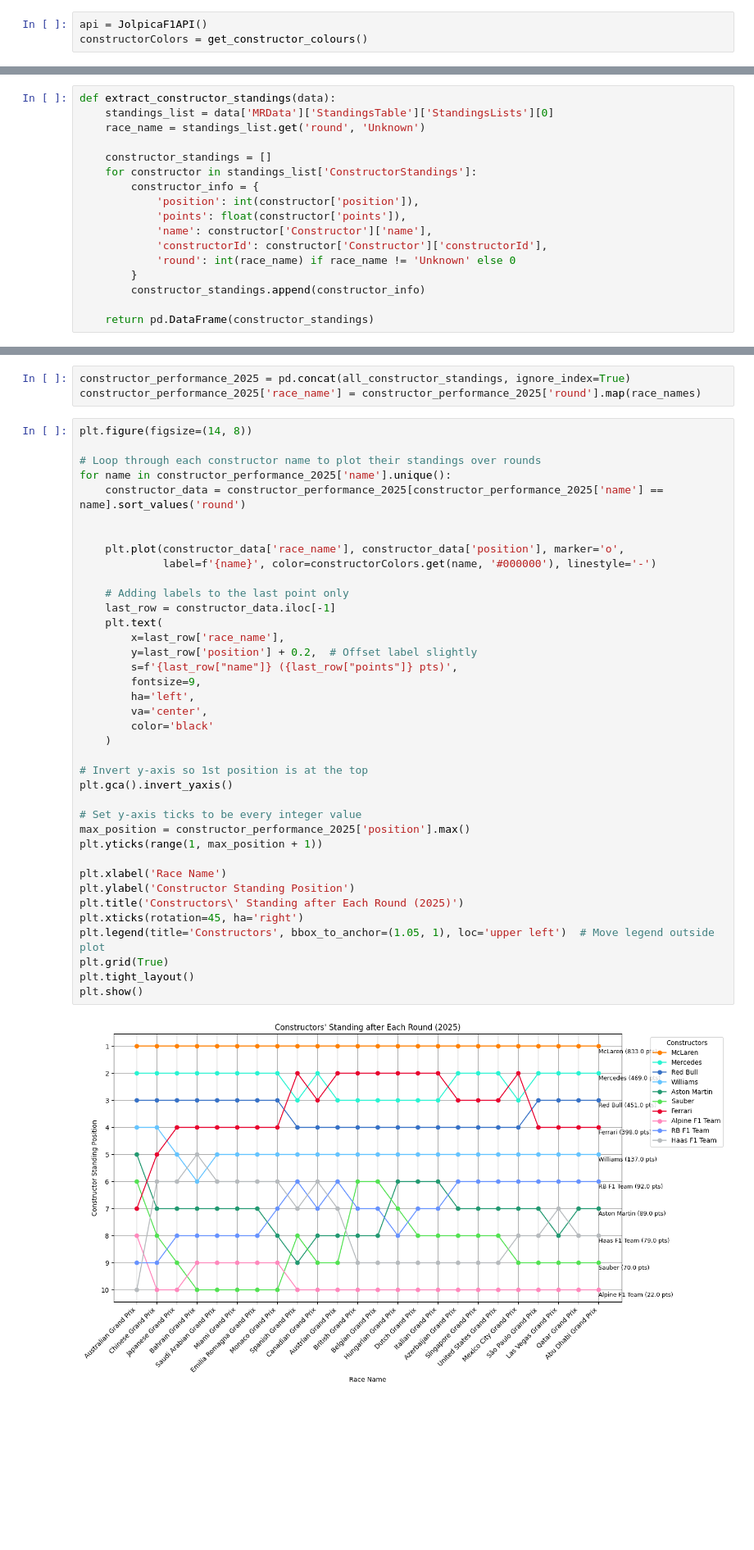
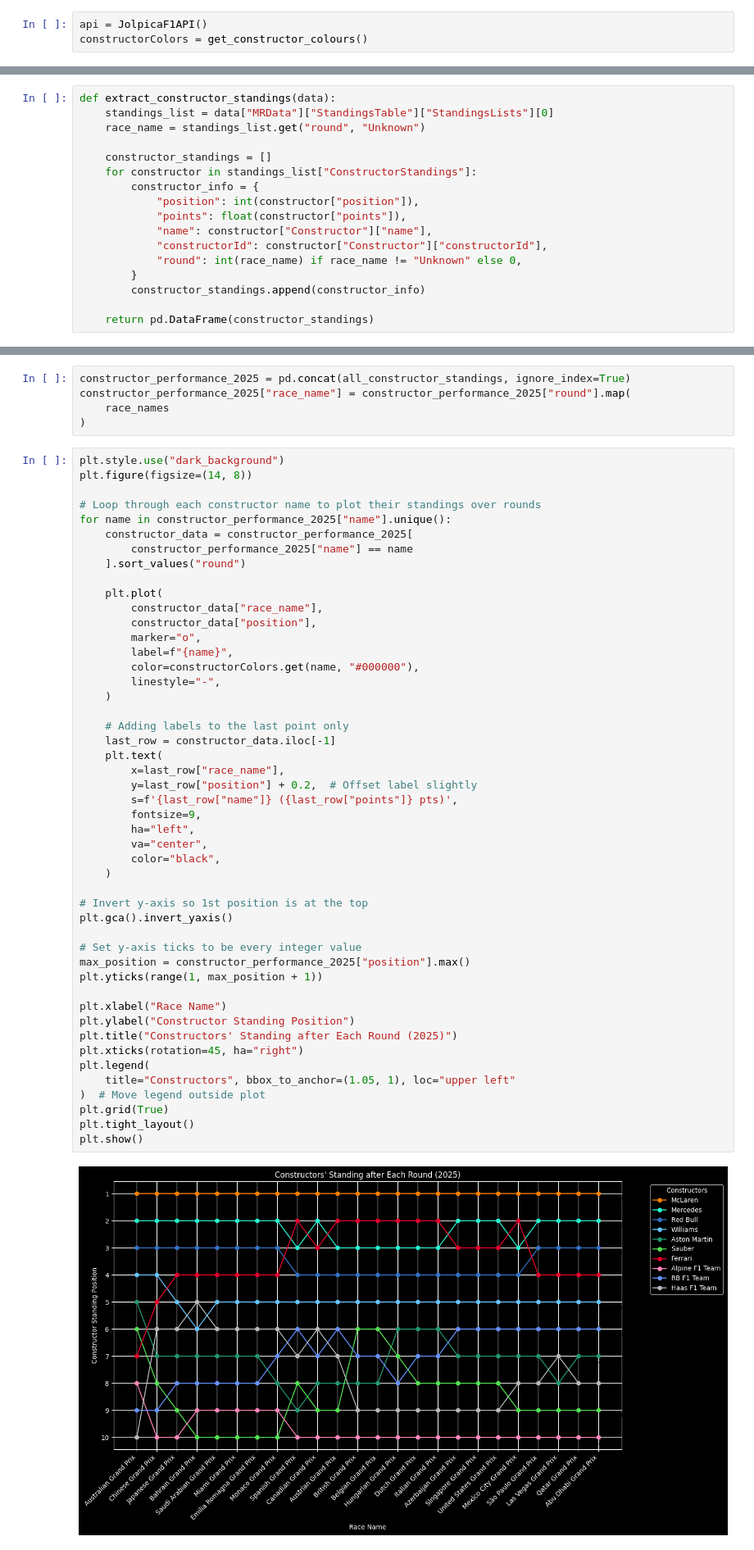
Before and after one commit to jakmate/F1DataAnalysis, a Jupyter notebook: standings.ipynb, the cells around one changed output, grey strips where cells are left out. Shown at 82% size. Drawn from its saved outputs; the diff is of its cells as text; blank space fills up the shorter version.

Commit message:
fastf1 plots added

```diff
--- a/standings.ipynb
+++ b/standings.ipynb
@@ -49,17 +50,17 @@ def extract_driver_standings(data):
     return pd.DataFrame(driver_standings)
 # %%
 def extract_constructor_standings(data):
-    standings_list = data['MRData']['StandingsTable']['StandingsLists'][0]
-    race_name = standings_list.get('round', 'Unknown')
+    standings_list = data["MRData"]["StandingsTable"]["StandingsLists"][0]
+    race_name = standings_list.get("round", "Unknown")
 
     constructor_standings = []
-    for constructor in standings_list['ConstructorStandings']:
+    for constructor in standings_list["ConstructorStandings"]:
         constructor_info = {
-            'position': int(constructor['position']),
-            'points': float(constructor['points']),
-            'name': constructor['Constructor']['name'],
-            'constructorId': constructor['Constructor']['constructorId'],
-            'round': int(race_name) if race_name != 'Unknown' else 0
+            "position": int(constructor["position"]),
+            "points": float(constructor["points"]),
+            "name": constructor["Constructor"]["name"],
+            "constructorId": constructor["Constructor"]["constructorId"],
+            "round": int(race_name) if race_name != "Unknown" else 0,
         }
         constructor_standings.append(constructor_info)
 
@@ -195,44 +207,56 @@ Fetching constructor data for round 23...
 Fetching constructor data for round 24...
 # %%
 constructor_performance_2025 = pd.concat(all_constructor_standings, ignore_index=True)
-constructor_performance_2025['race_name'] = constructor_performance_2025['round'].map(race_names)
+constructor_performance_2025["race_name"] = constructor_performance_2025["round"].map(
+    race_names
+)
 # %%
+plt.style.use("dark_background")
 plt.figure(figsize=(14, 8))
 
 # Loop through each constructor name to plot their standings over rounds
-for name in constructor_performance_2025['name'].unique():
-    constructor_data = constructor_performance_2025[constructor_performance_2025['name'] == name].sort_values('round')
+for name in constructor_performance_2025["name"].unique():
+    constructor_data = constructor_performance_2025[
+        constructor_performance_2025["name"] == name
+    ].sort_values("round")
 
-
-    plt.plot(constructor_data['race_name'], constructor_data['position'], marker='o',
-             label=f'{name}', color=constructorColors.get(name, '#000000'), linestyle='-')
+    plt.plot(
+        constructor_data["race_name"],
+        constructor_data["position"],
+        marker="o",
+        label=f"{name}",
+        color=constructorColors.get(name, "#000000"),
+        linestyle="-",
+    )
 
     # Adding labels to the last point only
     last_row = constructor_data.iloc[-1]
     plt.text(
-        x=last_row['race_name'],
-        y=last_row['position'] + 0.2,  # Offset label slightly
+        x=last_row["race_name"],
+        y=last_row["position"] + 0.2,  # Offset label slightly
         s=f'{last_row["name"]} ({last_row["points"]} pts)',
         fontsize=9,
-        ha='left',
-        va='center',
-        color='black'
+        ha="left",
+        va="center",
+        color="black",
     )
 
 # Invert y-axis so 1st position is at the top
 plt.gca().invert_yaxis()
 
 # Set y-axis ticks to be every integer value
-max_position = constructor_performance_2025['position'].max()
+max_position = constructor_performance_2025["position"].max()
 plt.yticks(range(1, max_position + 1))
 
-plt.xlabel('Race Name')
-plt.ylabel('Constructor Standing Position')
-plt.title('Constructors\' Standing after Each Round (2025)')
-plt.xticks(rotation=45, ha='right')
-plt.legend(title='Constructors', bbox_to_anchor=(1.05, 1), loc='upper left')  # Move legend outside plot
+plt.xlabel("Race Name")
+plt.ylabel("Constructor Standing Position")
+plt.title("Constructors' Standing after Each Round (2025)")
+plt.xticks(rotation=45, ha="right")
+plt.legend(
+    title="Constructors", bbox_to_anchor=(1.05, 1), loc="upper left"
+)  # Move legend outside plot
 plt.grid(True)
 plt.tight_layout()
 plt.show()
 # %% [output]
-[figure, old version]
+[figure, new version]
```
Also changed, not shown: parts of 6 cells of this notebook, 9 other files.
